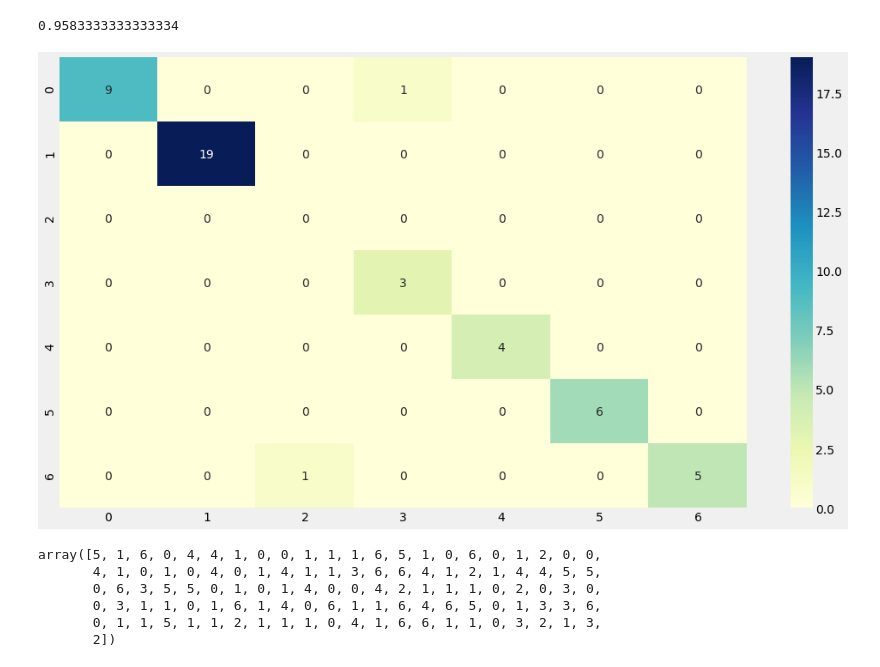
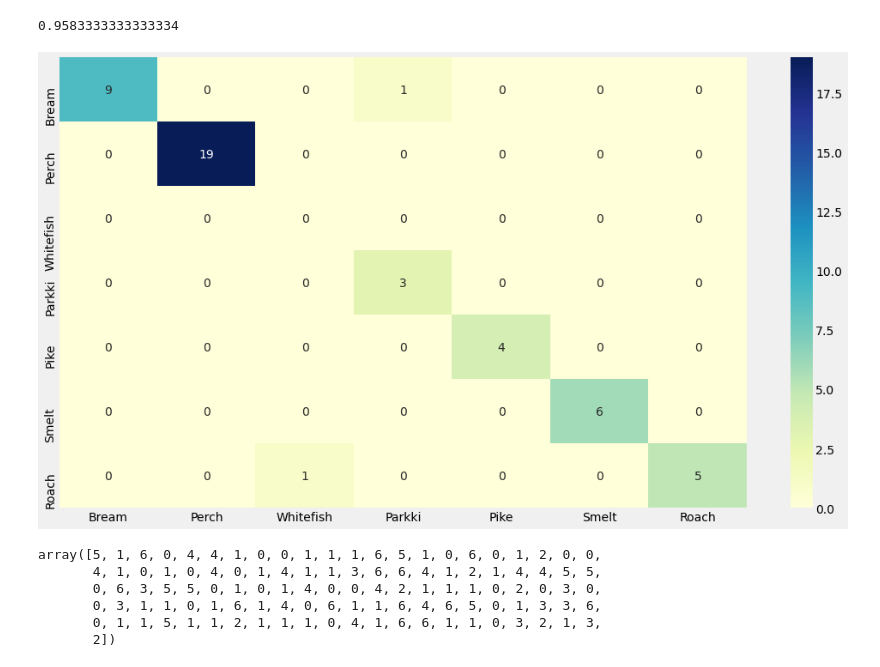
Before and after one commit to NaNdalal-dev/Fish-market, a Jupyter notebook: fish market.ipynb, the cells around one changed output. Saved outputs shown, nothing was run; the diff lists cells and outputs as text; code cells hidden in the pictures.

```diff
--- a/fish market.ipynb
+++ b/fish market.ipynb
@@ -144,13 +144,16 @@ accuracy_score(y_test,pred)
 0.9583333333333334
 # %%
 mat_test = confusion_matrix(y_test,pred)
+# %%
+xticks = ['Bream', 'Perch', 'Whitefish', 'Parkki', 'Pike', 'Smelt', 'Roach']
+yticks = ['Bream', 'Perch', 'Whitefish', 'Parkki', 'Pike', 'Smelt', 'Roach']
 # %%
 
 plt.figure(figsize=(16,9))
-sns.heatmap(mat_test,annot=True,cmap='YlGnBu')
+sns.heatmap(mat_test,annot=True,cmap='YlGnBu',yticklabels=yticks,xticklabels=xticks)
 plt.show()
 # %% [output]
-[figure, old version]
+[figure, new version]
 # %%
 pred_train = model.predict(x_train)
 pred_train
```
Also changed, not shown: parts of 1 cell of this notebook.
